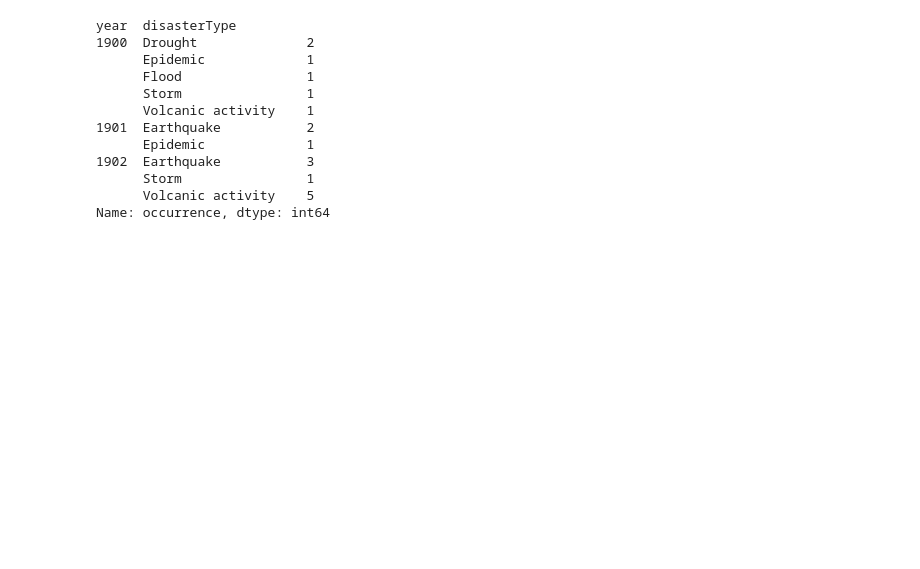
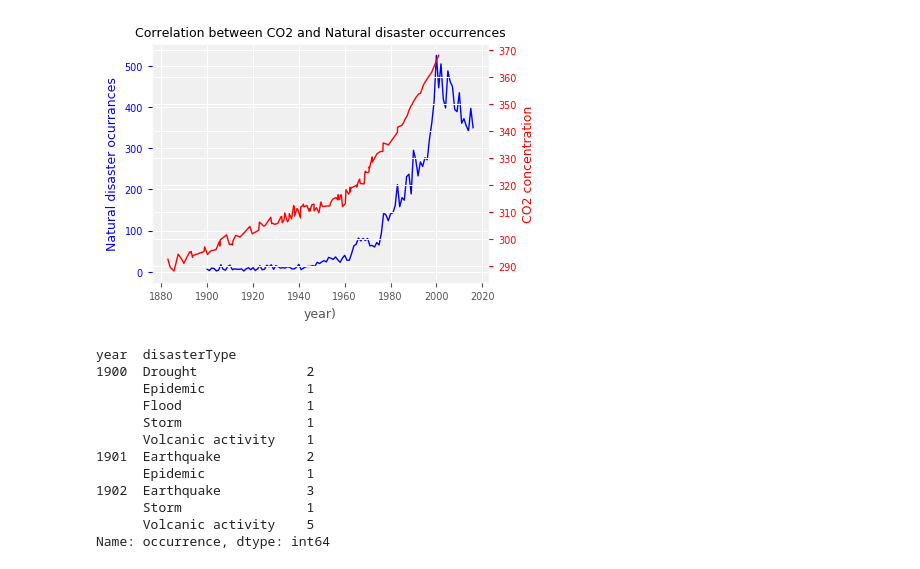
Before and after one commit to ld4234/PR18LDKSLTB, a Jupyter notebook: visual/disasters.ipynb, the cells around one changed output. Drawn from its saved outputs; the diff is of its cells as text; code cells hidden in the pictures; blank space fills up the shorter version.

```diff
--- a/visual/disasters.ipynb
+++ b/visual/disasters.ipynb
@@ -32,23 +38,25 @@ x_co2 += 2001  # last data point
 # %%
 fig, ax1 = plt.subplots()
 t = x
 s1 = y
 ax1.plot(t, s1, 'b-')
 ax1.set_xlabel('year)')
 # Make the y-axis label, ticks and tick labels match the line color.
-ax1.set_ylabel('Natural disaster ocurrances', color='b')
+ax1.set_ylabel('Natural disaster occurrences', color='b')
 ax1.tick_params('y', colors='b')
 
 ax2 = ax1.twinx()
 
 ax2.plot(x_co2, y_co2, 'r-')
 ax2.set_ylabel('CO2 concentration', color='r')
 ax2.tick_params('y', colors='r')
 
 fig.tight_layout()
 
 plt.title("Correlation between CO2 and Natural disaster occurrences")
 plt.show()
+# %% [output]
+[figure, added]
 # %%
 disaster_counts = data.groupby(['year', 'disasterType']).occurrence.sum()
 # %%
```
Also changed, not shown: parts of 4 cells of this notebook.
